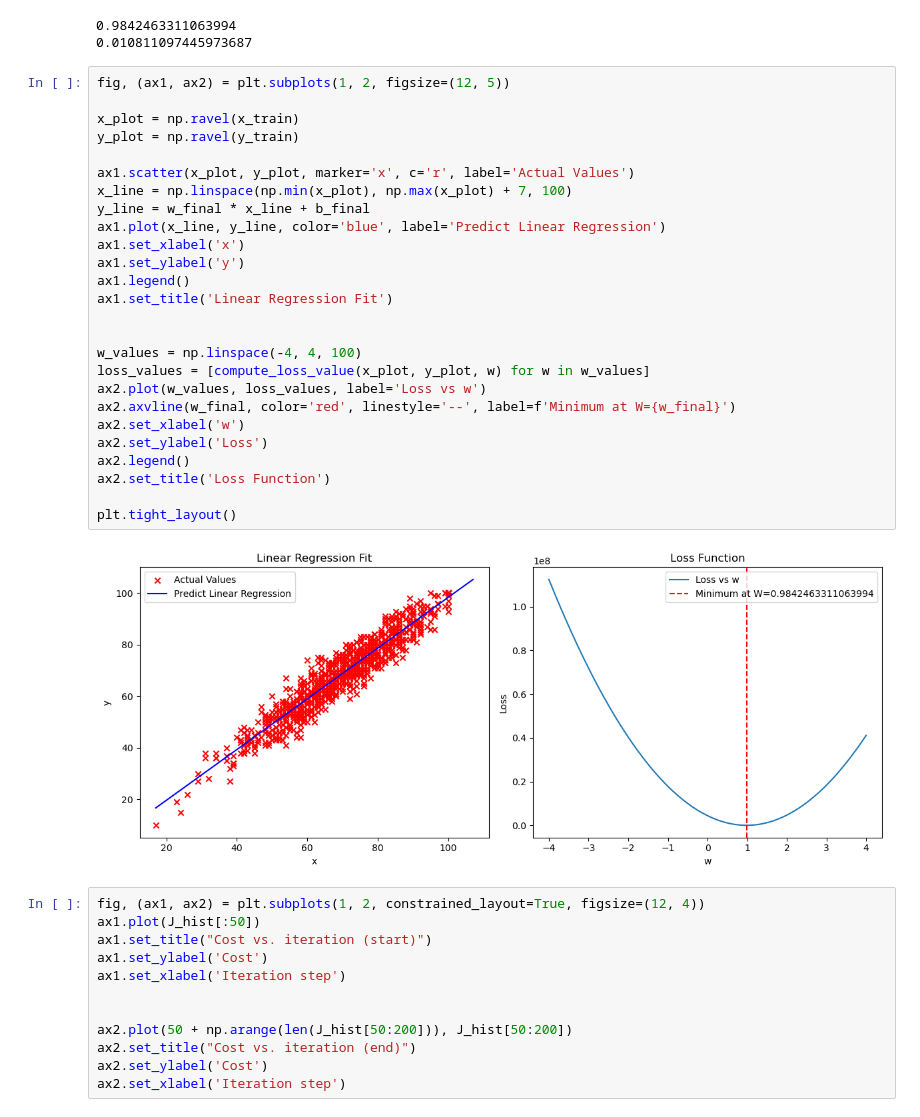
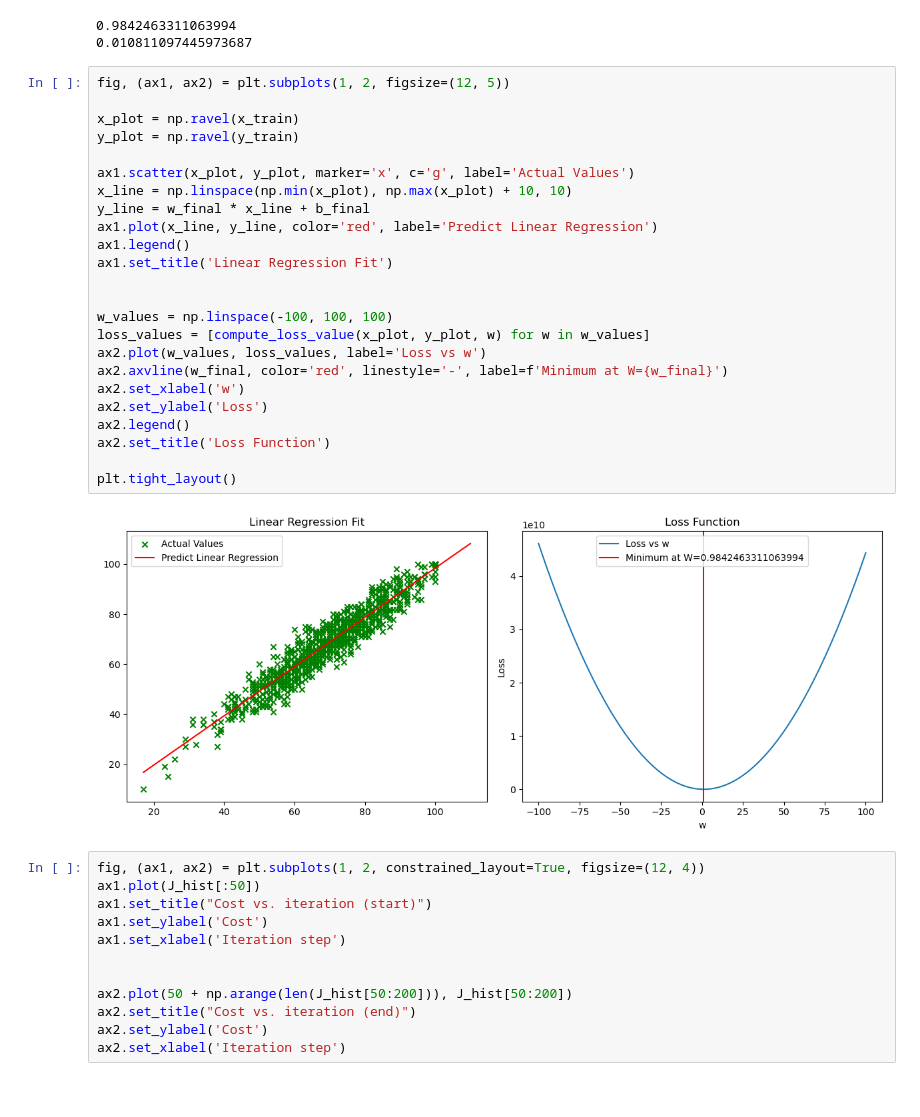
Before and after one commit to HuyinCP/Customize-ML-Models, a Jupyter notebook: gradient_descent_minimizeMSE.ipynb, the cells around one changed output. Drawn from its saved outputs; the diff is of its cells as text.

```diff
--- a/gradient_descent_minimizeMSE.ipynb
+++ b/gradient_descent_minimizeMSE.ipynb
@@ -124,31 +124,29 @@ print(b_final)
 # %%
 fig, (ax1, ax2) = plt.subplots(1, 2, figsize=(12, 5))
 
 x_plot = np.ravel(x_train)
 y_plot = np.ravel(y_train)
 
-ax1.scatter(x_plot, y_plot, marker='x', c='r', label='Actual Values')
-x_line = np.linspace(np.min(x_plot), np.max(x_plot) + 7, 100)
+ax1.scatter(x_plot, y_plot, marker='x', c='g', label='Actual Values')
+x_line = np.linspace(np.min(x_plot), np.max(x_plot) + 10, 10)
 y_line = w_final * x_line + b_final
-ax1.plot(x_line, y_line, color='blue', label='Predict Linear Regression')
-ax1.set_xlabel('x')
-ax1.set_ylabel('y')
+ax1.plot(x_line, y_line, color='red', label='Predict Linear Regression')
 ax1.legend()
 ax1.set_title('Linear Regression Fit')
 
 
-w_values = np.linspace(-4, 4, 100)
+w_values = np.linspace(-100, 100, 100)
 loss_values = [compute_loss_value(x_plot, y_plot, w) for w in w_values]
 ax2.plot(w_values, loss_values, label='Loss vs w')
-ax2.axvline(w_final, color='red', linestyle='--', label=f'Minimum at W={w_final}')
+ax2.axvline(w_final, color='red', linestyle='-', label=f'Minimum at W={w_final}')
 ax2.set_xlabel('w')
 ax2.set_ylabel('Loss')
 ax2.legend()
 ax2.set_title('Loss Function')
 
 plt.tight_layout()
 # %% [output]
-[figure, old version]
+[figure, new version]
 # %%
 fig, (ax1, ax2) = plt.subplots(1, 2, constrained_layout=True, figsize=(12, 4))
 ax1.plot(J_hist[:50])
```
Also changed, not shown: parts of 1 cell of this notebook, 1 other file.
